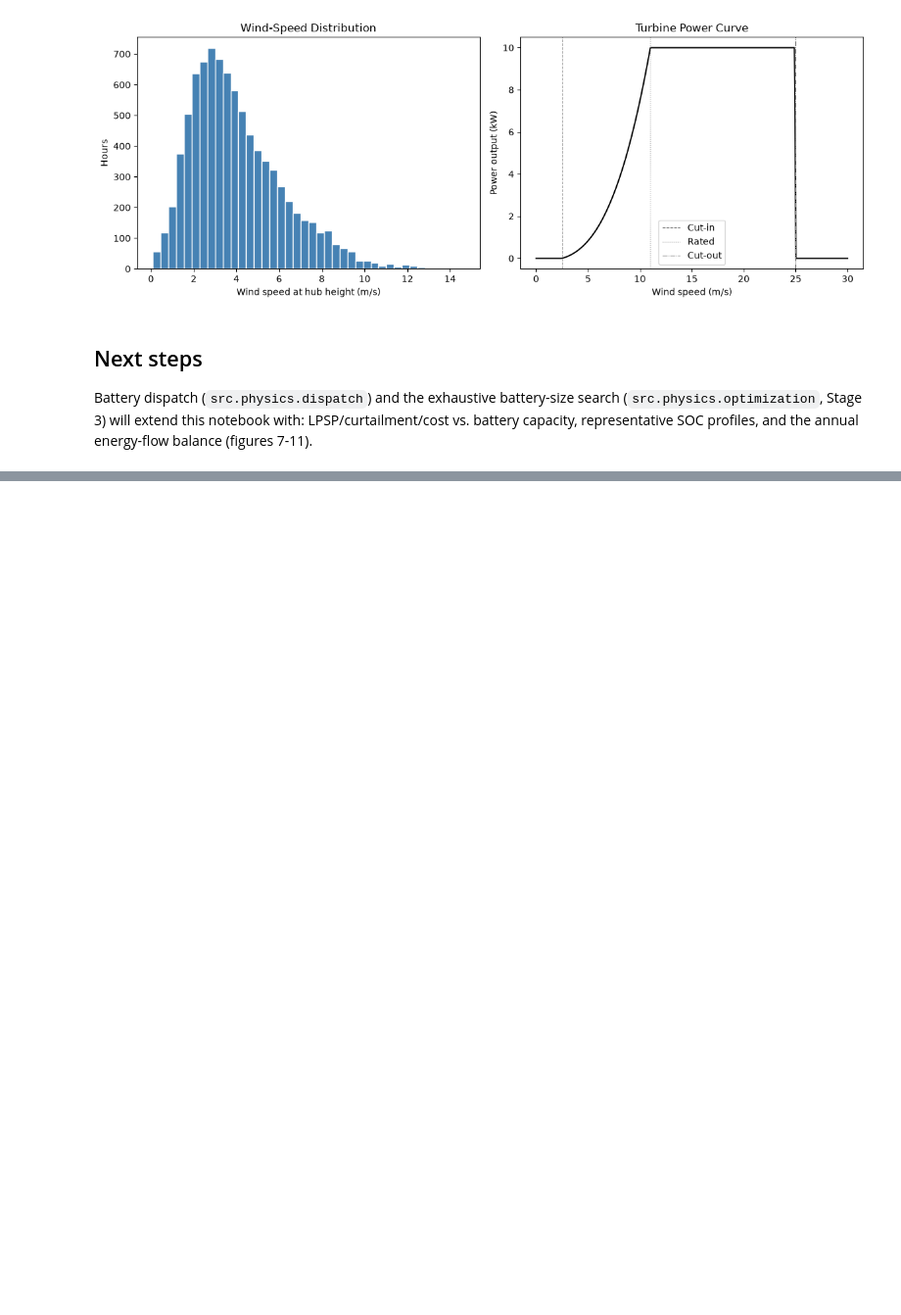
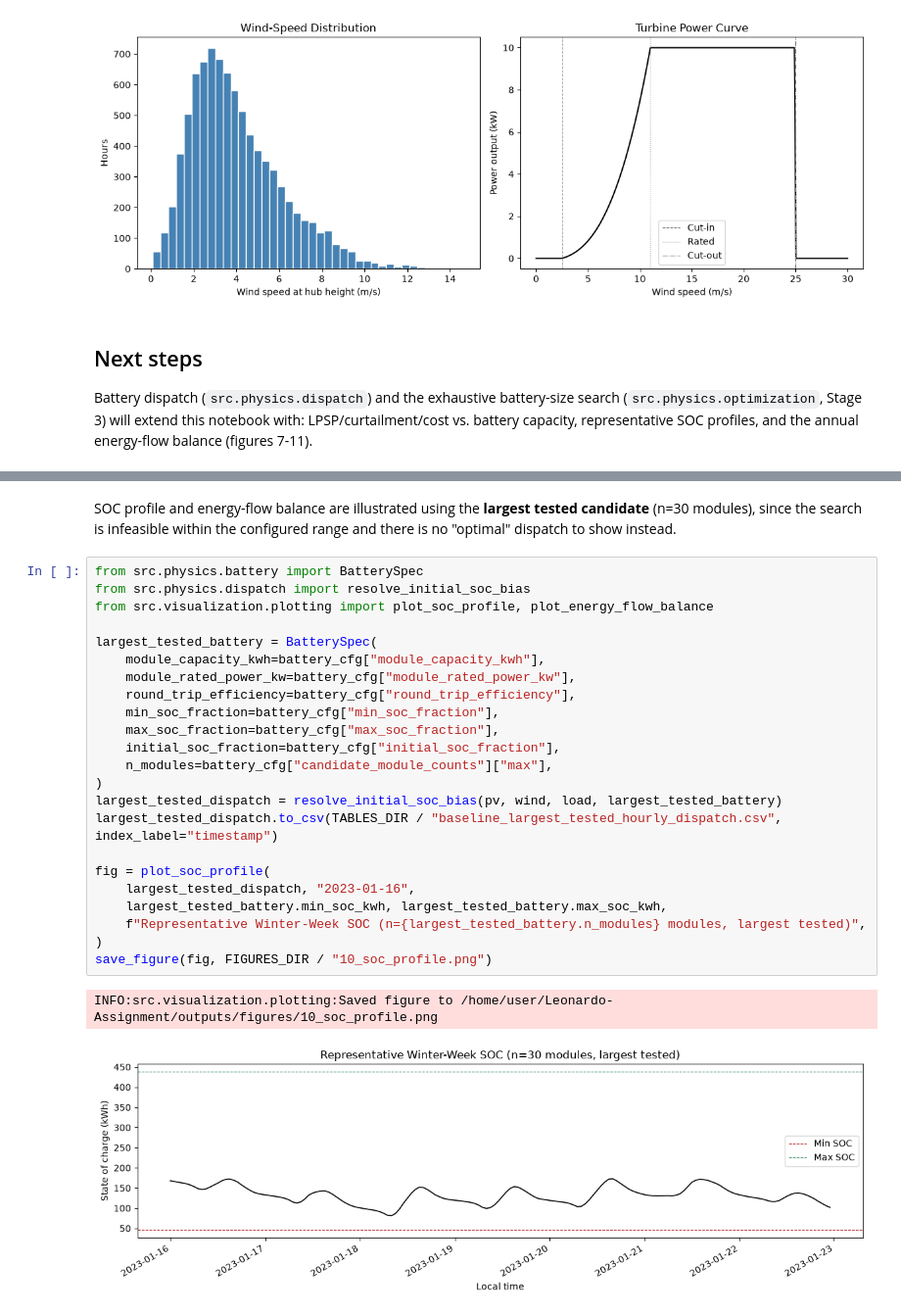
Before and after one commit to sulhos/Leonardo-Assignment, a Jupyter notebook: notebooks/01_mechanistic_model.ipynb, the cells around one changed output, grey strips where cells are left out. Shown at 98% size. Drawn from its saved outputs; the diff is of its cells as text; blank space fills up the shorter version.

```diff
--- a/notebooks/01_mechanistic_model.ipynb
+++ b/notebooks/01_mechanistic_model.ipynb
@@ -202,0 +353,28 @@ Battery dispatch (`src.physics.dispatch`) and the exhaustive battery-size search
+# %% [markdown]
+SOC profile and energy-flow balance are illustrated using the **largest tested candidate** (n=30 modules), since the search is infeasible within the configured range and there is no "optimal" dispatch to show instead.
+# %%
+from src.physics.battery import BatterySpec
+from src.physics.dispatch import resolve_initial_soc_bias
+from src.visualization.plotting import plot_soc_profile, plot_energy_flow_balance
+
+largest_tested_battery = BatterySpec(
+    module_capacity_kwh=battery_cfg["module_capacity_kwh"],
+    module_rated_power_kw=battery_cfg["module_rated_power_kw"],
+    round_trip_efficiency=battery_cfg["round_trip_efficiency"],
+    min_soc_fraction=battery_cfg["min_soc_fraction"],
+    max_soc_fraction=battery_cfg["max_soc_fraction"],
+    initial_soc_fraction=battery_cfg["initial_soc_fraction"],
+    n_modules=battery_cfg["candidate_module_counts"]["max"],
+)
+largest_tested_dispatch = resolve_initial_soc_bias(pv, wind, load, largest_tested_battery)
+largest_tested_dispatch.to_csv(TABLES_DIR / "baseline_largest_tested_hourly_dispatch.csv", index_label="timestamp")
+
+fig = plot_soc_profile(
+    largest_tested_dispatch, "2023-01-16",
+    largest_tested_battery.min_soc_kwh, largest_tested_battery.max_soc_kwh,
+    f"Representative Winter-Week SOC (n={largest_tested_battery.n_modules} modules, largest tested)",
+)
+save_figure(fig, FIGURES_DIR / "10_soc_profile.png")
+# %% [output]
+INFO:src.visualization.plotting:Saved figure to /home/user/Leonardo-Assignment/outputs/figures/10_soc_profile.png
+[figure, added]
```
Also changed, not shown: parts of 14 cells of this notebook, 6 other files.
